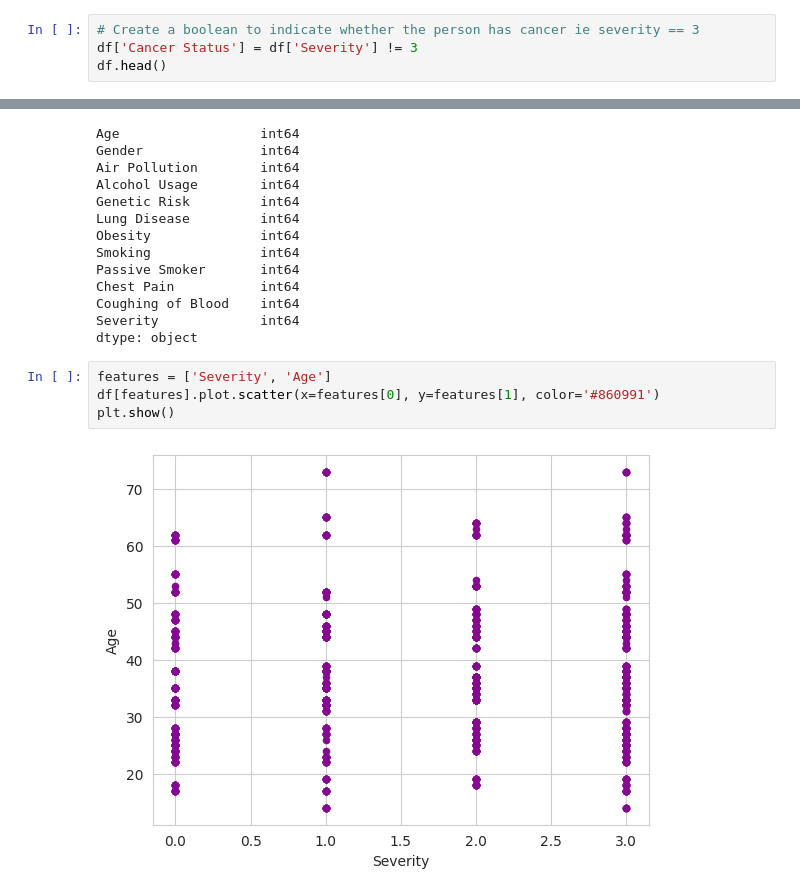
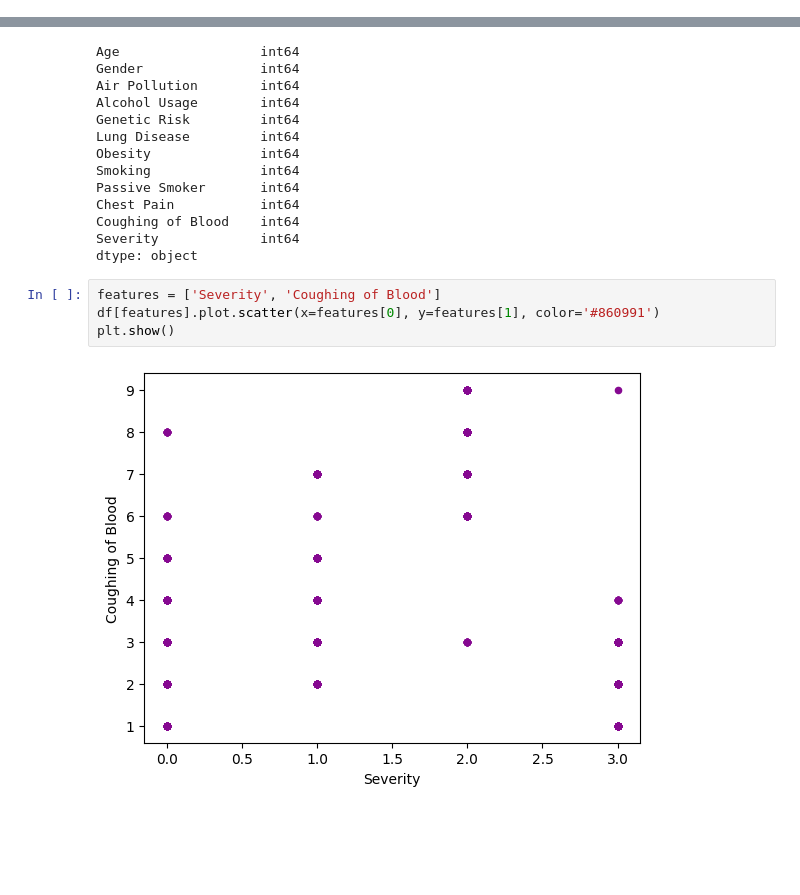
Before and after one commit to myronmoskalyk/Datathon-1, a Jupyter notebook: Yutong_Datathon_1.ipynb, the cells around one changed output, grey strips where cells are left out. Drawn from its saved outputs; the diff is of its cells as text; blank space fills up the shorter version.

```diff
--- a/Yutong_Datathon_1.ipynb
+++ b/Yutong_Datathon_1.ipynb
@@ -157,4 +156,0 @@ print(df['Severity'].value_counts()[3])
-# %%
-# Create a boolean to indicate whether the person has cancer ie severity == 3
-df['Cancer Status'] = df['Severity'] != 3
-df.head()
@@ -354,8 +190,8 @@ Coughing of Blood    int64
 Severity             int64
 dtype: object
 # %%
-features = ['Severity', 'Age']
+features = ['Severity', 'Coughing of Blood']
 df[features].plot.scatter(x=features[0], y=features[1], color='#860991')
 plt.show()
 # %% [output]
-[figure, old version]
+[figure, new version]
```
Also changed, not shown: parts of 8 cells of this notebook.
